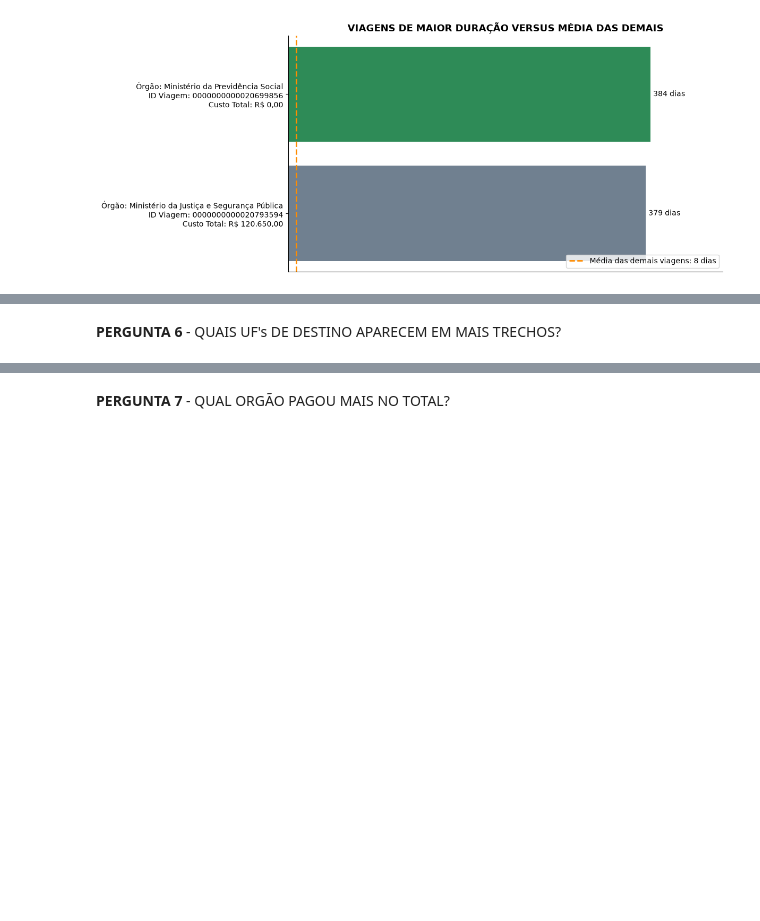
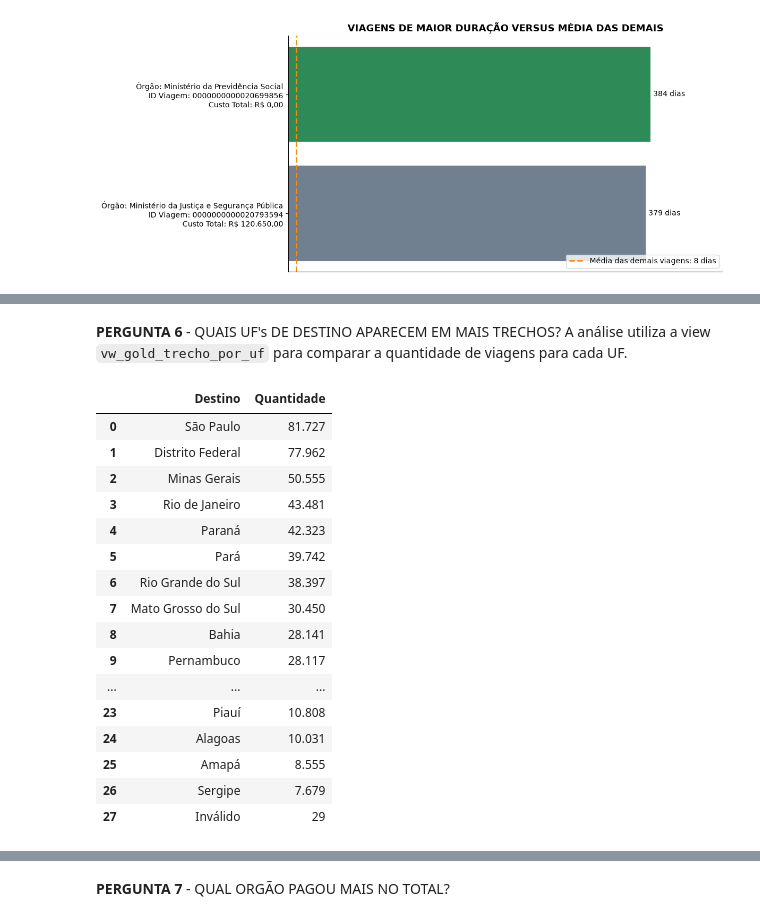
Before and after one commit to FelipeBusa/projeto_avaliativo_m1_felipebusarello, a Jupyter notebook: 3_analise.ipynb, the cells around one changed output, grey strips where cells are left out. Cells and saved outputs as stored; diff of their text form; code cells hidden in the pictures; blank space fills up the shorter version.

```diff
--- a/3_analise.ipynb
+++ b/3_analise.ipynb
@@ -383,2 +986,34 @@ Criado tabela gold_ .....
 # %% [markdown]
 **PERGUNTA 6** - QUAIS UF's DE DESTINO APARECEM EM MAIS TRECHOS?
+A análise utiliza a view `vw_gold_trecho_por_uf` para comparar a quantidade de viagens para cada UF.
+# %%
+# Consulta da Pergunta 5
+tabela_6 = consultar_sql("""
+    SELECT
+        destino_uf AS "Destino",
+        qtd_trechos AS "Quantidade"
+    FROM vw_gold_trecho_por_uf
+    ORDER BY qtd_trechos DESC;
+""")
+tabela_6["Quantidade"] = tabela_6["Quantidade"].map(
+    lambda valor: f"{valor:,.0f}".replace(",", ".")
+)
+display(tabela_6)
+# %% [output]
+|  | Destino | Quantidade |
+| 0 | São Paulo | 81.727 |
+| 1 | Distrito Federal | 77.962 |
+| 2 | Minas Gerais | 50.555 |
+| 3 | Rio de Janeiro | 43.481 |
+| 4 | Paraná | 42.323 |
+| 5 | Pará | 39.742 |
+| 6 | Rio Grande do Sul | 38.397 |
+| 7 | Mato Grosso do Sul | 30.450 |
+| 8 | Bahia | 28.141 |
+| 9 | Pernambuco | 28.117 |
+| ... | ... | ... |
+| 23 | Piauí | 10.808 |
+| 24 | Alagoas | 10.031 |
+| 25 | Amapá | 8.555 |
+| 26 | Sergipe | 7.679 |
+| 27 | Inválido | 29 |
```
Also changed, not shown: parts of 23 cells of this notebook.
